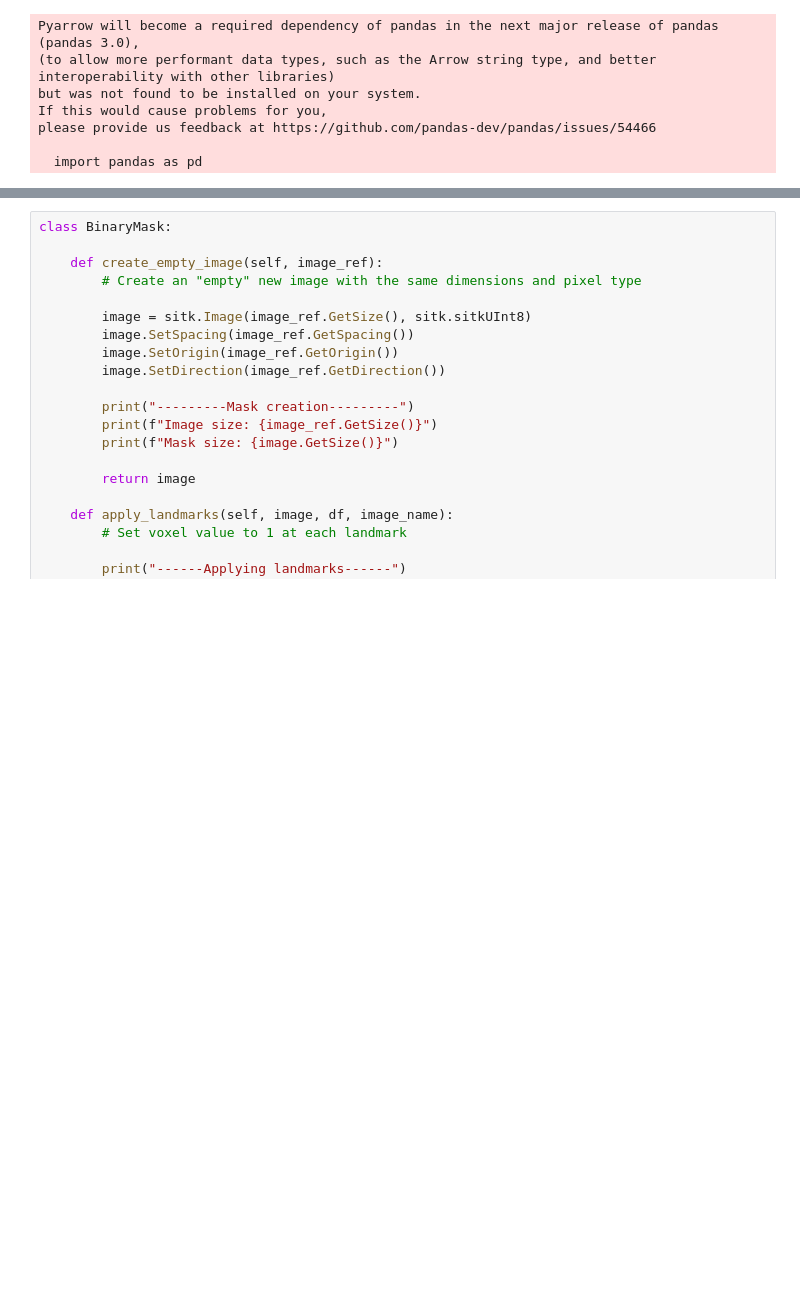
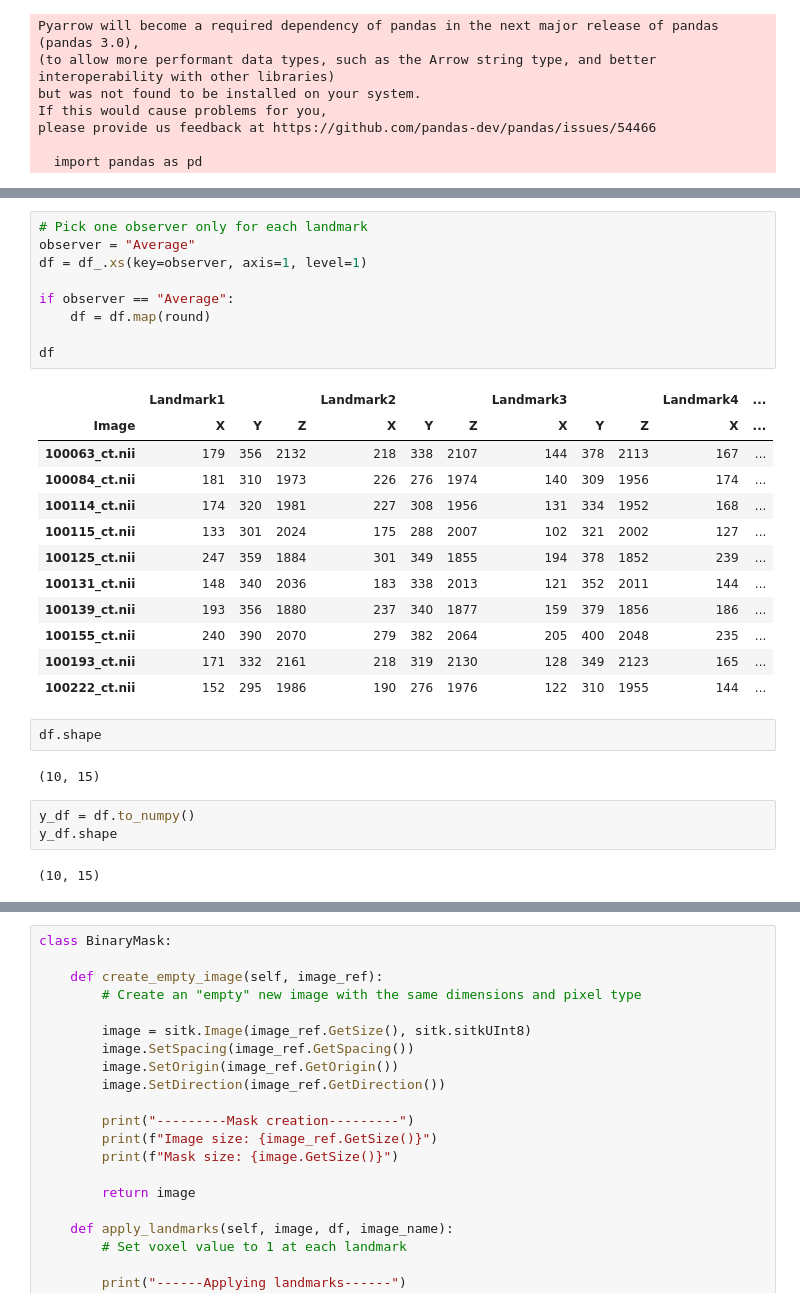
Before and after one commit to martina-torce/3D-TKA-landmark-detection, a Jupyter notebook: pre_processing.ipynb, the cells around one changed output, grey strips where cells are left out. Saved outputs shown, nothing was run; the diff lists cells and outputs as text; blank space fills up the shorter version.

```diff
--- a/pre_processing.ipynb
+++ b/pre_processing.ipynb
@@ -41,0 +61,31 @@ df # df['Landmark1']
+# %%
+# Pick one observer only for each landmark
+observer = "Average"
+df = df_.xs(key=observer, axis=1, level=1)
+
+if observer == "Average":
+    df = df.map(round)
+
+df
+# %% [output]
+|  | Landmark1 |  |  | Landmark2 |  |  | Landmark3 |  |  | Landmark4 | ... |
+| Image | X | Y | Z | X | Y | Z | X | Y | Z | X | ... |
+| 100063_ct.nii | 179 | 356 | 2132 | 218 | 338 | 2107 | 144 | 378 | 2113 | 167 | ... |
+| 100084_ct.nii | 181 | 310 | 1973 | 226 | 276 | 1974 | 140 | 309 | 1956 | 174 | ... |
+| 100114_ct.nii | 174 | 320 | 1981 | 227 | 308 | 1956 | 131 | 334 | 1952 | 168 | ... |
+| 100115_ct.nii | 133 | 301 | 2024 | 175 | 288 | 2007 | 102 | 321 | 2002 | 127 | ... |
+| 100125_ct.nii | 247 | 359 | 1884 | 301 | 349 | 1855 | 194 | 378 | 1852 | 239 | ... |
+| 100131_ct.nii | 148 | 340 | 2036 | 183 | 338 | 2013 | 121 | 352 | 2011 | 144 | ... |
+| 100139_ct.nii | 193 | 356 | 1880 | 237 | 340 | 1877 | 159 | 379 | 1856 | 186 | ... |
+| 100155_ct.nii | 240 | 390 | 2070 | 279 | 382 | 2064 | 205 | 400 | 2048 | 235 | ... |
+| 100193_ct.nii | 171 | 332 | 2161 | 218 | 319 | 2130 | 128 | 349 | 2123 | 165 | ... |
+| 100222_ct.nii | 152 | 295 | 1986 | 190 | 276 | 1976 | 122 | 310 | 1955 | 144 | ... |
+# %%
+df.shape
+# %% [output]
+(10, 15)
+# %%
+y_df = df.to_numpy()
+y_df.shape
+# %% [output]
+(10, 15)
```
Also changed, not shown: parts of 6 cells of this notebook, 4 other files.
